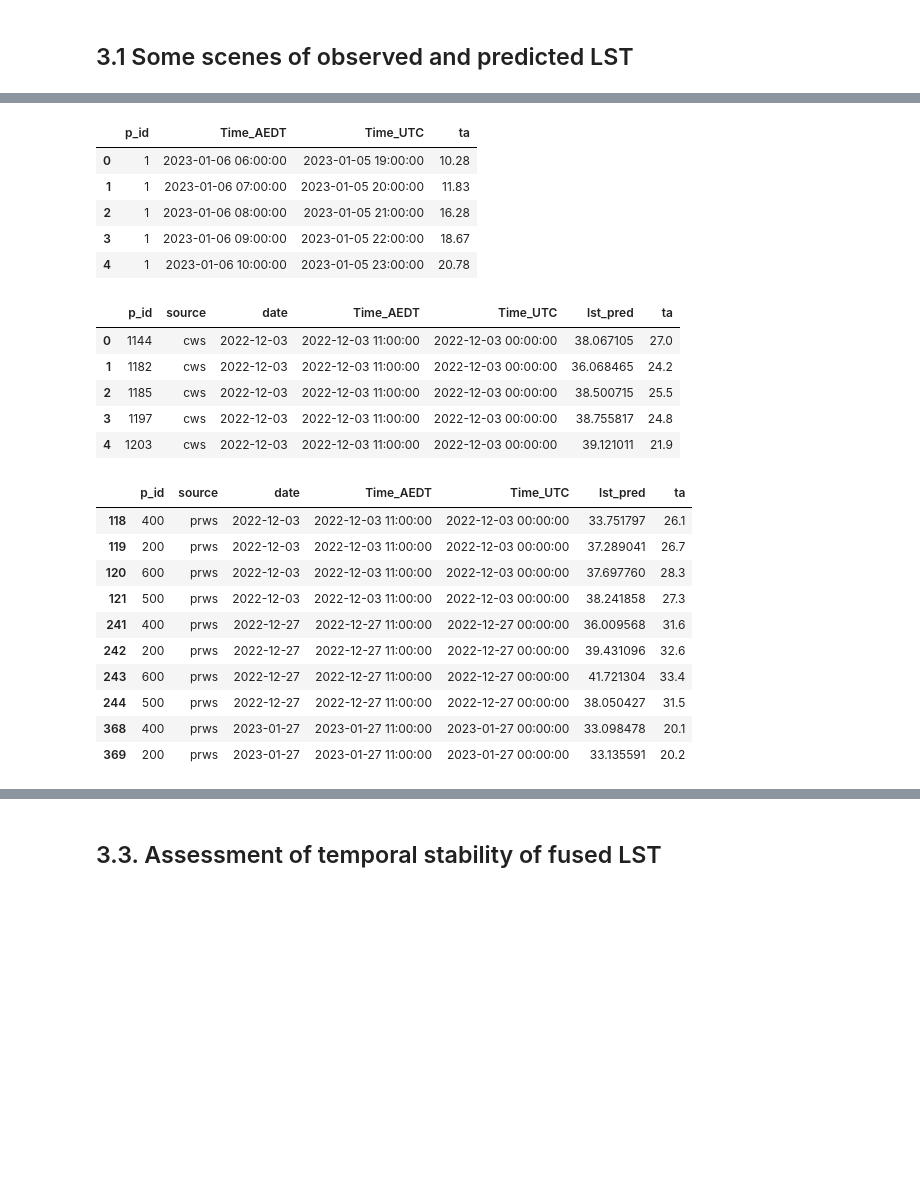
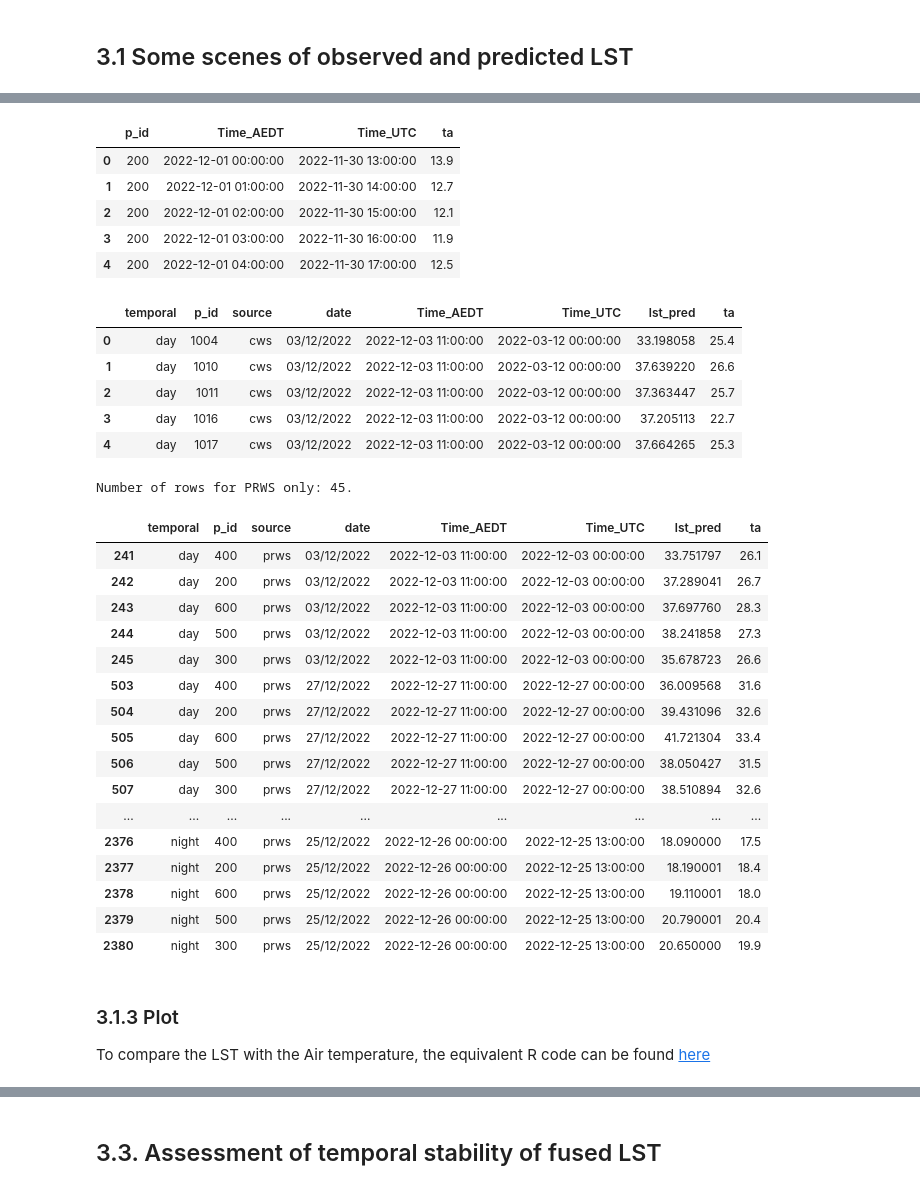
Before and after one commit to percyyvon-r/PhD-chapter2-data-fusion-full-diurnal-lst, a Jupyter notebook: notebook/fused_lst_temporalStability_spatialPatternConsistency.ipynb, the cells around one changed output, grey strips where cells are left out. Cells and saved outputs as stored; diff of their text form; code cells hidden in the pictures; blank space fills up the shorter version.

```diff
--- a/notebook/fused_lst_temporalStability_spatialPatternConsistency.ipynb
+++ b/notebook/fused_lst_temporalStability_spatialPatternConsistency.ipynb
@@ -83,6 +84,10 @@ To do the extraction, the following code was used in ARCGIS [PRWS and CWS LST](p
 # load the extracted LST data
 day_lst = pd.read_csv(r"C:\Users\percy\Documents\studies\visual_studio_code\PhD-chapter2-data-fusion-full-diurnal-lst\output\csv\day_pwrs_cws_lst.csv")
 night_lst = pd.read_csv(r"C:\Users\percy\Documents\studies\visual_studio_code\PhD-chapter2-data-fusion-full-diurnal-lst\output\csv\night_pwrs_cws_lst.csv")
+
+# Add temporal information to day_lst and night_lst
+night_lst['temporal'] = 'night'
+day_lst['temporal'] = 'day'
 
 # LST Convert the date column to datetime format
 day_lst['date'] = pd.to_datetime(day_lst['date'], format='%d/%m/%Y')
@@ -107,6 +112,6 @@ display(day_night_lst.head(5))
 # %%
 # load the air temperature data with UHI inn Chapter 1
-air_temp = pd.read_csv(r"C:\Users\percy\Documents\studies\visual_studio_code\chapter1_bis\output\uhii_delta_date_lcz_filtered.csv")
+air_temp = pd.read_csv(r"C:\Users\percy\Documents\studies\visual_studio_code\chapter1\output\pwrs_cws_raw.csv")
 
 # Keep only relevant columns
 air_temp = air_temp[['p_id', 'Time_AEDT', 'Time_UTC', 'ta']]
@@ -115,11 +120,11 @@ air_temp = air_temp[['p_id', 'Time_AEDT', 'Time_UTC', 'ta']]
 display(air_temp.head(5))
 # %% [output]
 |  | p_id | Time_AEDT | Time_UTC | ta |
-| 0 | 1 | 2023-01-06 06:00:00 | 2023-01-05 19:00:00 | 10.28 |
-| 1 | 1 | 2023-01-06 07:00:00 | 2023-01-05 20:00:00 | 11.83 |
-| 2 | 1 | 2023-01-06 08:00:00 | 2023-01-05 21:00:00 | 16.28 |
-| 3 | 1 | 2023-01-06 09:00:00 | 2023-01-05 22:00:00 | 18.67 |
-| 4 | 1 | 2023-01-06 10:00:00 | 2023-01-05 23:00:00 | 20.78 |
+| 0 | 200 | 2022-12-01 00:00:00 | 2022-11-30 13:00:00 | 13.9 |
+| 1 | 200 | 2022-12-01 01:00:00 | 2022-11-30 14:00:00 | 12.7 |
+| 2 | 200 | 2022-12-01 02:00:00 | 2022-11-30 15:00:00 | 12.1 |
+| 3 | 200 | 2022-12-01 03:00:00 | 2022-11-30 16:00:00 | 11.9 |
+| 4 | 200 | 2022-12-01 04:00:00 | 2022-11-30 17:00:00 | 12.5 |
 # %%
 # Make sure both Time_AEDT columns are datetime
 air_temp['Time_AEDT'] = pd.to_datetime(air_temp['Time_AEDT'])
@@ -128,33 +133,53 @@ day_night_lst['Time_AEDT'] = pd.to_datetime(day_night_lst['Time_AEDT'])
 # Merge LST with air temperature data
 lst_air_temp = pd.merge(day_night_lst, air_temp, on=['p_id', 'Time_AEDT'], how='inner')
 
+# Keep the date format only day/month/year
+lst_air_temp['date'] = lst_air_temp['date'].dt.strftime('%d/%m/%Y')
+
 # Order columns
-lst_air_temp = lst_air_temp[['p_id', 'source', 'date', 'Time_AEDT', 'Time_UTC', 'lst_pred', 'ta']]
+lst_air_temp = lst_air_temp[['temporal', 'p_id', 'source', 'date', 'Time_AEDT', 'Time_UTC', 'lst_pred', 'ta']]
 
 # Preview first 5 rows
 display(lst_air_temp.head(5))
 # %% [output]
-|  | p_id | source | date | Time_AEDT | Time_UTC | lst_pred | ta |
-| 0 | 1144 | cws | 2022-12-03 | 2022-12-03 11:00:00 | 2022-12-03 00:00:00 | 38.067105 | 27.0 |
-| 1 | 1182 | cws | 2022-12-03 | 2022-12-03 11:00:00 | 2022-12-03 00:00:00 | 36.068465 | 24.2 |
-| 2 | 1185 | cws | 2022-12-03 | 2022-12-03 11:00:00 | 2022-12-03 00:00:00 | 38.500715 | 25.5 |
-| 3 | 1197 | cws | 2022-12-03 | 2022-12-03 11:00:00 | 2022-12-03 00:00:00 | 38.755817 | 24.8 |
-| 4 | 1203 | cws | 2022-12-03 | 2022-12-03 11:00:00 | 2022-12-03 00:00:00 | 39.121011 | 21.9 |
+|  | temporal | p_id | source | date | Time_AEDT | Time_UTC | lst_pred | ta |
+| 0 | day | 1004 | cws | 03/12/2022 | 2022-12-03 11:00:00 | 2022-03-12 00:00:00 | 33.198058 | 25.4 |
+| 1 | day | 1010 | cws | 03/12/2022 | 2022-12-03 11:00:00 | 2022-03-12 00:00:00 | 37.639220 | 26.6 |
+| 2 | day | 1011 | cws | 03/12/2022 | 2022-12-03 11:00:00 | 2022-03-12 00:00:00 | 37.363447 | 25.7 |
+| 3 | day | 1016 | cws | 03/12/2022 | 2022-12-03 11:00:00 | 2022-03-12 00:00:00 | 37.205113 | 22.7 |
+| 4 | day | 1017 | cws | 03/12/2022 | 2022-12-03 11:00:00 | 2022-03-12 00:00:00 | 37.664265 | 25.3 |
 # %%
 # Filter PRWS only
 lst_air_temp_prws = lst_air_temp[lst_air_temp['source'] == 'prws']
 
-# Preview first 5 rows
-display(lst_air_temp_prws.head(10))
+# Check the number of rows
+num_rows = len(lst_air_temp_prws)
+print(f"Number of rows for PRWS only: {num_rows}.")
+
+# Preview all rows
+display(lst_air_temp_prws.head(num_rows))
+
+# Export to CSV
+lst_air_temp_prws.to_csv(r"C:\Users\percy\Documents\studies\visual_studio_code\PhD-chapter2-data-fusion-full-diurnal-lst\output\csv\lst_air_temp_prws.csv", index=False)
 # %% [output]
+Number of rows for PRWS only: 45.
-|  | p_id | source | date | Time_AEDT | Time_UTC | lst_pred | ta |
-| 118 | 400 | prws | 2022-12-03 | 2022-12-03 11:00:00 | 2022-12-03 00:00:00 | 33.751797 | 26.1 |
-| 119 | 200 | prws | 2022-12-03 | 2022-12-03 11:00:00 | 2022-12-03 00:00:00 | 37.289041 | 26.7 |
-| 120 | 600 | prws | 2022-12-03 | 2022-12-03 11:00:00 | 2022-12-03 00:00:00 | 37.697760 | 28.3 |
-| 121 | 500 | prws | 2022-12-03 | 2022-12-03 11:00:00 | 2022-12-03 00:00:00 | 38.241858 | 27.3 |
-| 241 | 400 | prws | 2022-12-27 | 2022-12-27 11:00:00 | 2022-12-27 00:00:00 | 36.009568 | 31.6 |
-| 242 | 200 | prws | 2022-12-27 | 2022-12-27 11:00:00 | 2022-12-27 00:00:00 | 39.431096 | 32.6 |
-| 243 | 600 | prws | 2022-12-27 | 2022-12-27 11:00:00 | 2022-12-27 00:00:00 | 41.721304 | 33.4 |
-| 244 | 500 | prws | 2022-12-27 | 2022-12-27 11:00:00 | 2022-12-27 00:00:00 | 38.050427 | 31.5 |
-| 368 | 400 | prws | 2023-01-27 | 2023-01-27 11:00:00 | 2023-01-27 00:00:00 | 33.098478 | 20.1 |
-| 369 | 200 | prws | 2023-01-27 | 2023-01-27 11:00:00 | 2023-01-27 00:00:00 | 33.135591 | 20.2 |
+|  | temporal | p_id | source | date | Time_AEDT | Time_UTC | lst_pred | ta |
+| 241 | day | 400 | prws | 03/12/2022 | 2022-12-03 11:00:00 | 2022-12-03 00:00:00 | 33.751797 | 26.1 |
+| 242 | day | 200 | prws | 03/12/2022 | 2022-12-03 11:00:00 | 2022-12-03 00:00:00 | 37.289041 | 26.7 |
+| 243 | day | 600 | prws | 03/12/2022 | 2022-12-03 11:00:00 | 2022-12-03 00:00:00 | 37.697760 | 28.3 |
+| 244 | day | 500 | prws | 03/12/2022 | 2022-12-03 11:00:00 | 2022-12-03 00:00:00 | 38.241858 | 27.3 |
+| 245 | day | 300 | prws | 03/12/2022 | 2022-12-03 11:00:00 | 2022-12-03 00:00:00 | 35.678723 | 26.6 |
+| 503 | day | 400 | prws | 27/12/2022 | 2022-12-27 11:00:00 | 2022-12-27 00:00:00 | 36.009568 | 31.6 |
+| 504 | day | 200 | prws | 27/12/2022 | 2022-12-27 11:00:00 | 2022-12-27 00:00:00 | 39.431096 | 32.6 |
+| 505 | day | 600 | prws | 27/12/2022 | 2022-12-27 11:00:00 | 2022-12-27 00:00:00 | 41.721304 | 33.4 |
+| 506 | day | 500 | prws | 27/12/2022 | 2022-12-27 11:00:00 | 2022-12-27 00:00:00 | 38.050427 | 31.5 |
+| 507 | day | 300 | prws | 27/12/2022 | 2022-12-27 11:00:00 | 2022-12-27 00:00:00 | 38.510894 | 32.6 |
+| ... | ... | ... | ... | ... | ... | ... | ... | ... |
+| 2376 | night | 400 | prws | 25/12/2022 | 2022-12-26 00:00:00 | 2022-12-25 13:00:00 | 18.090000 | 17.5 |
+| 2377 | night | 200 | prws | 25/12/2022 | 2022-12-26 00:00:00 | 2022-12-25 13:00:00 | 18.190001 | 18.4 |
+| 2378 | night | 600 | prws | 25/12/2022 | 2022-12-26 00:00:00 | 2022-12-25 13:00:00 | 19.110001 | 18.0 |
+| 2379 | night | 500 | prws | 25/12/2022 | 2022-12-26 00:00:00 | 2022-12-25 13:00:00 | 20.790001 | 20.4 |
+| 2380 | night | 300 | prws | 25/12/2022 | 2022-12-26 00:00:00 | 2022-12-25 13:00:00 | 20.650000 | 19.9 |
+# %% [markdown]
+### 3.1.3 Plot
+To compare the LST with the Air temperature, the equivalent R code can be found [here](preprocessing/R_lst_air_temperature_plot.txt)
```
Also changed, not shown: parts of 5 cells of this notebook, 9 other files.
